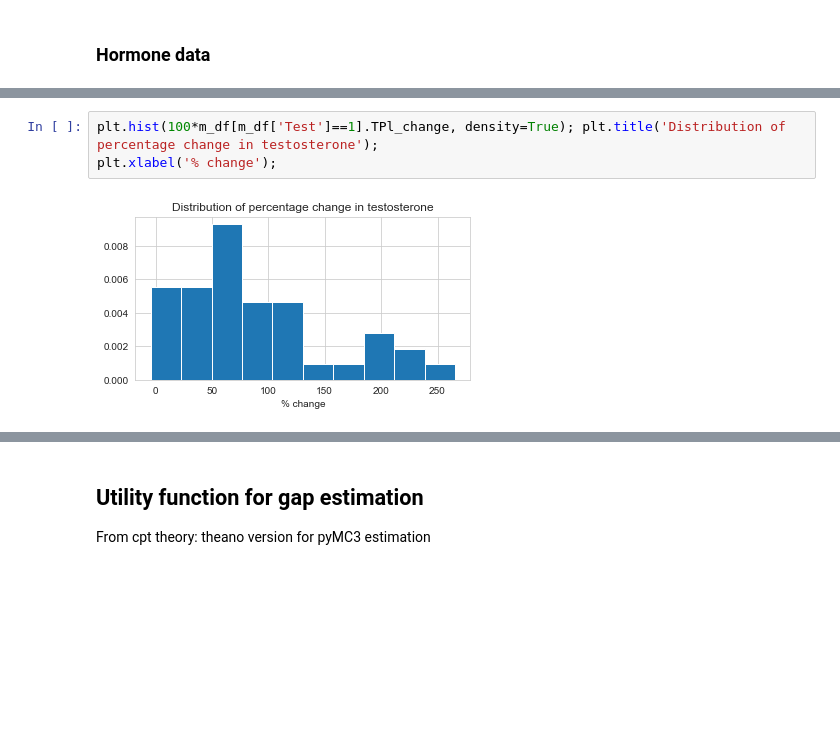
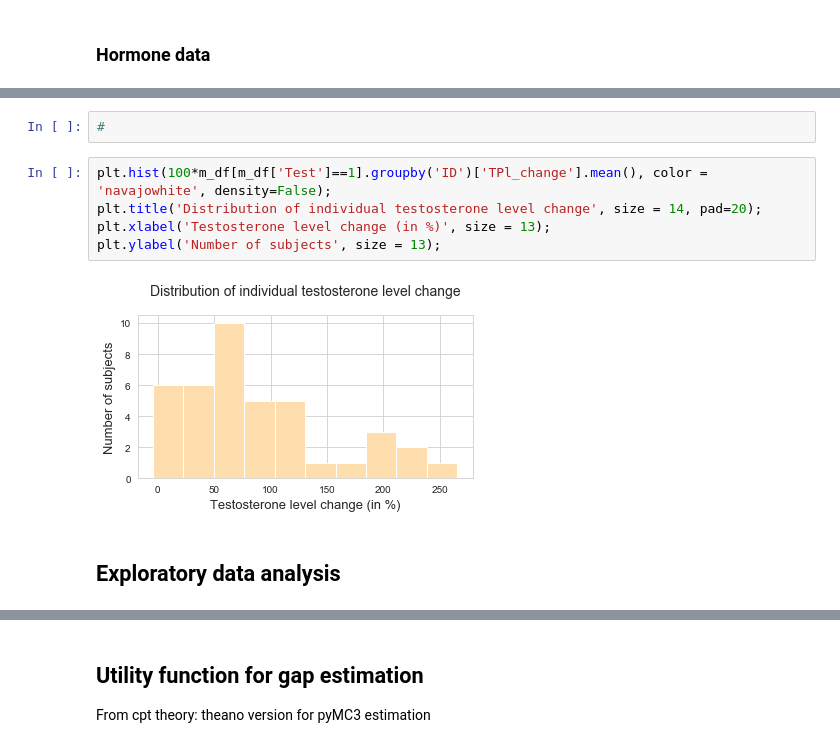
Before and after one commit to iknyazeva/RiskTestosterone, a Jupyter notebook: RiskTakingTestosteroneEffects.ipynb, the cells around one changed output, grey strips where cells are left out. Saved outputs shown, nothing was run; the diff lists cells and outputs as text; blank space fills up the shorter version.

```diff
--- a/RiskTakingTestosteroneEffects.ipynb
+++ b/RiskTakingTestosteroneEffects.ipynb
@@ -149,5 +160,11 @@ We used two approach for analysis testosterone effect
+# %%
+#
 # %%
-plt.hist(100*m_df[m_df['Test']==1].TPl_change, density=True); plt.title('Distribution of percentage change in testosterone');
-plt.xlabel('% change');
+plt.hist(100*m_df[m_df['Test']==1].groupby('ID')['TPl_change'].mean(), color = 'navajowhite', density=False);
+plt.title('Distribution of individual testosterone level change', size = 14, pad=20);
+plt.xlabel('Testosterone level change (in %)', size = 13);
+plt.ylabel('Number of subjects', size = 13);
 # %% [output]
-[figure, old version]
+[figure, new version]
+# %% [markdown]
+## Exploratory data analysis
```
Also changed, not shown: parts of 41 cells of this notebook.
